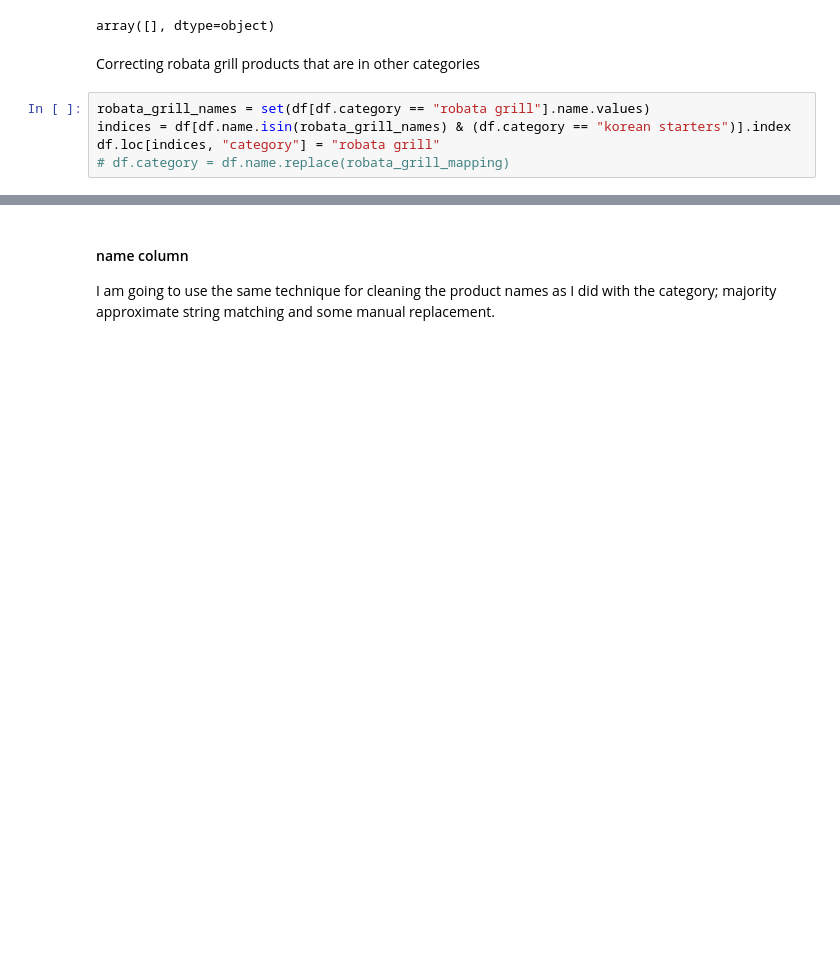
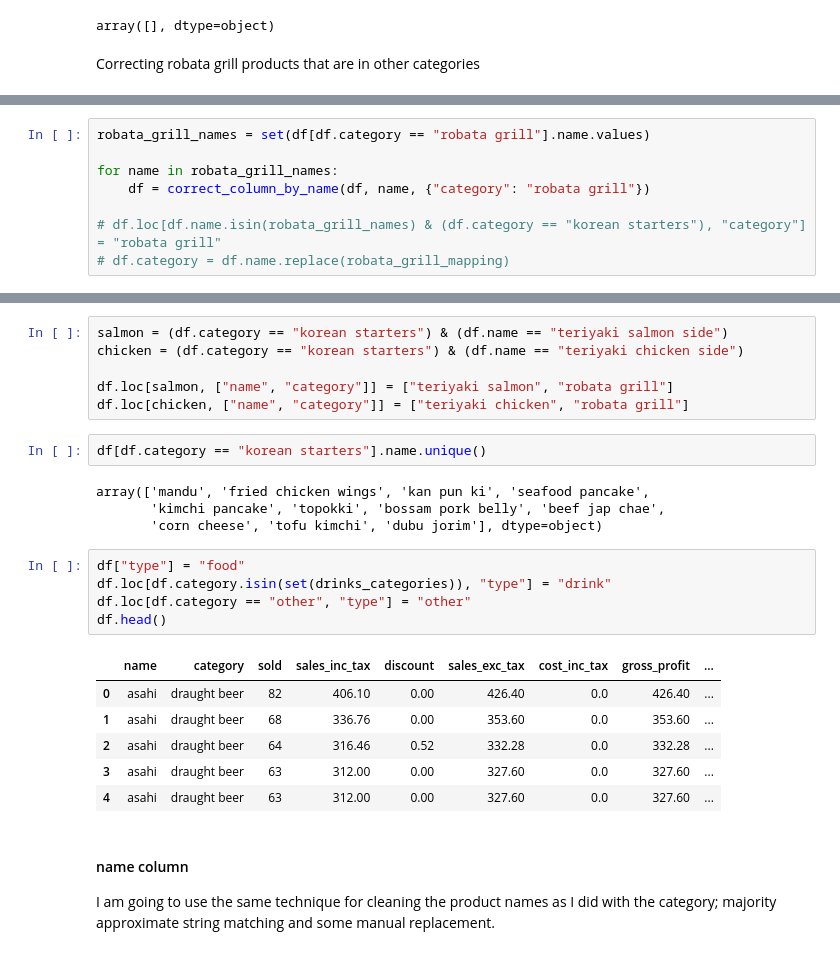
Before and after one commit to lestherll/restaurant-data-analytics, a Jupyter notebook: data_cleaning.ipynb, the cells around one changed output, grey strips where cells are left out. Saved outputs shown, nothing was run; the diff lists cells and outputs as text; blank space fills up the shorter version.

```diff
--- a/data_cleaning.ipynb
+++ b/data_cleaning.ipynb
@@ -763,11 +755,6 @@ df[df.category == "new items"].name.unique()
 array([], dtype=object)
 # %% [markdown]
 Correcting robata grill products that are in other categories
-# %%
-robata_grill_names = set(df[df.category == "robata grill"].name.values)
-indices = df[df.name.isin(robata_grill_names) & (df.category == "korean starters")].index
-df.loc[indices, "category"] = "robata grill"
-# df.category = df.name.replace(robata_grill_mapping)
 # %%
 df[df.category == "korean starters"].name.unique()
 # %% [output]
@@ -784,3 +767,11 @@ df.loc[chicken, ["name", "category"]] = ["teriyaki chicken", "robata grill"]
+# %%
+robata_grill_names = set(df[df.category == "robata grill"].name.values)
+
+for name in robata_grill_names:
+    df = correct_column_by_name(df, name, {"category": "robata grill"})
+
+# df.loc[df.name.isin(robata_grill_names) & (df.category == "korean starters"), "category"] = "robata grill"
+# df.category = df.name.replace(robata_grill_mapping)
 # %%
 df[df.category == "korean starters"].name.unique()
 # %% [output]
@@ -790,3 +782,27 @@ array(['mandu', 'fried chicken wings', 'kan pun ki', 'seafood pancake',
+# %%
+salmon = (df.category == "korean starters") & (df.name == "teriyaki salmon side")
+chicken = (df.category == "korean starters") & (df.name == "teriyaki chicken side")
+
+df.loc[salmon, ["name", "category"]] = ["teriyaki salmon", "robata grill"]
+df.loc[chicken, ["name", "category"]] = ["teriyaki chicken", "robata grill"]
+# %%
+df[df.category == "korean starters"].name.unique()
+# %% [output]
+array(['mandu', 'fried chicken wings', 'kan pun ki', 'seafood pancake',
+       'kimchi pancake', 'topokki', 'bossam pork belly', 'beef jap chae',
+       'corn cheese', 'tofu kimchi', 'dubu jorim'], dtype=object)
+# %%
+df["type"] = "food"
+df.loc[df.category.isin(set(drinks_categories)), "type"] = "drink"
+df.loc[df.category == "other", "type"] = "other"
+df.head()
+# %% [output]
+|  | name | category | sold | sales_inc_tax | discount | sales_exc_tax | cost_inc_tax | gross_profit | ... |
+| 0 | asahi | draught beer | 82 | 406.10 | 0.00 | 426.40 | 0.0 | 426.40 | ... |
+| 1 | asahi | draught beer | 68 | 336.76 | 0.00 | 353.60 | 0.0 | 353.60 | ... |
+| 2 | asahi | draught beer | 64 | 316.46 | 0.52 | 332.28 | 0.0 | 332.28 | ... |
+| 3 | asahi | draught beer | 63 | 312.00 | 0.00 | 327.60 | 0.0 | 327.60 | ... |
+| 4 | asahi | draught beer | 63 | 312.00 | 0.00 | 327.60 | 0.0 | 327.60 | ... |
 # %% [markdown]
 #### name column
 I am going to use the same technique for cleaning the product names as I did with the category; majority approximate string matching and some manual replacement.
```
Also changed, not shown: parts of 8 cells of this notebook, 3 other files.
